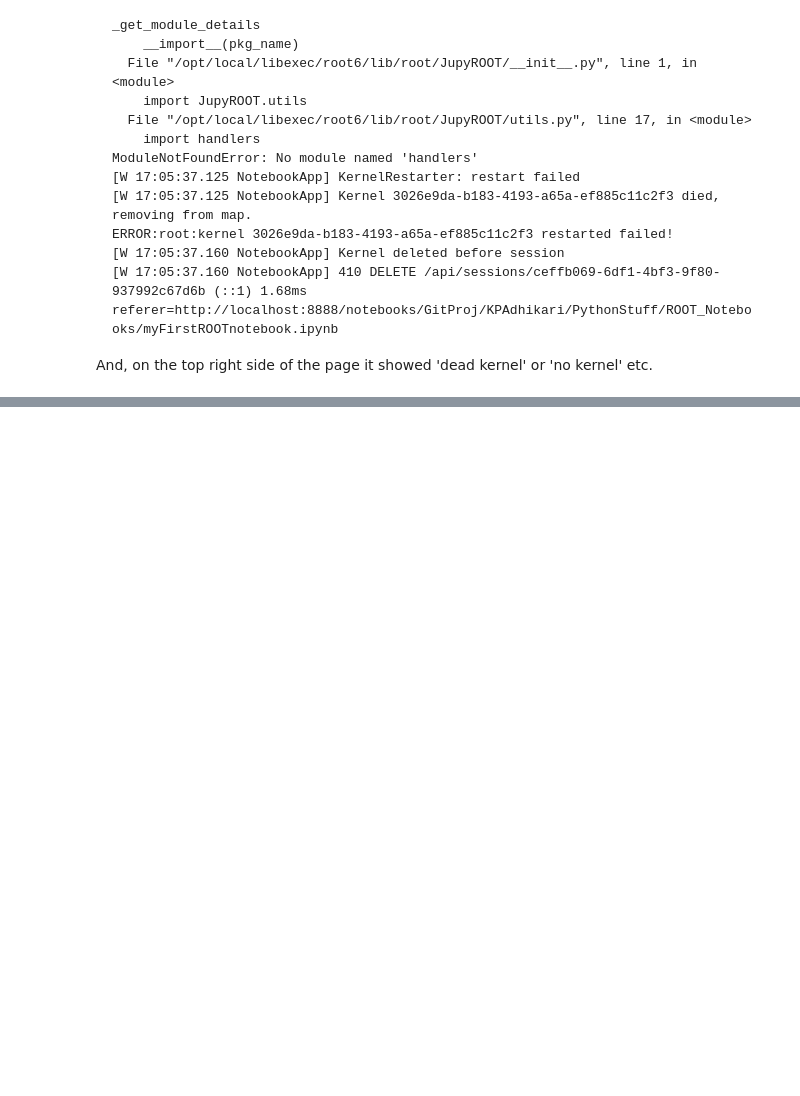
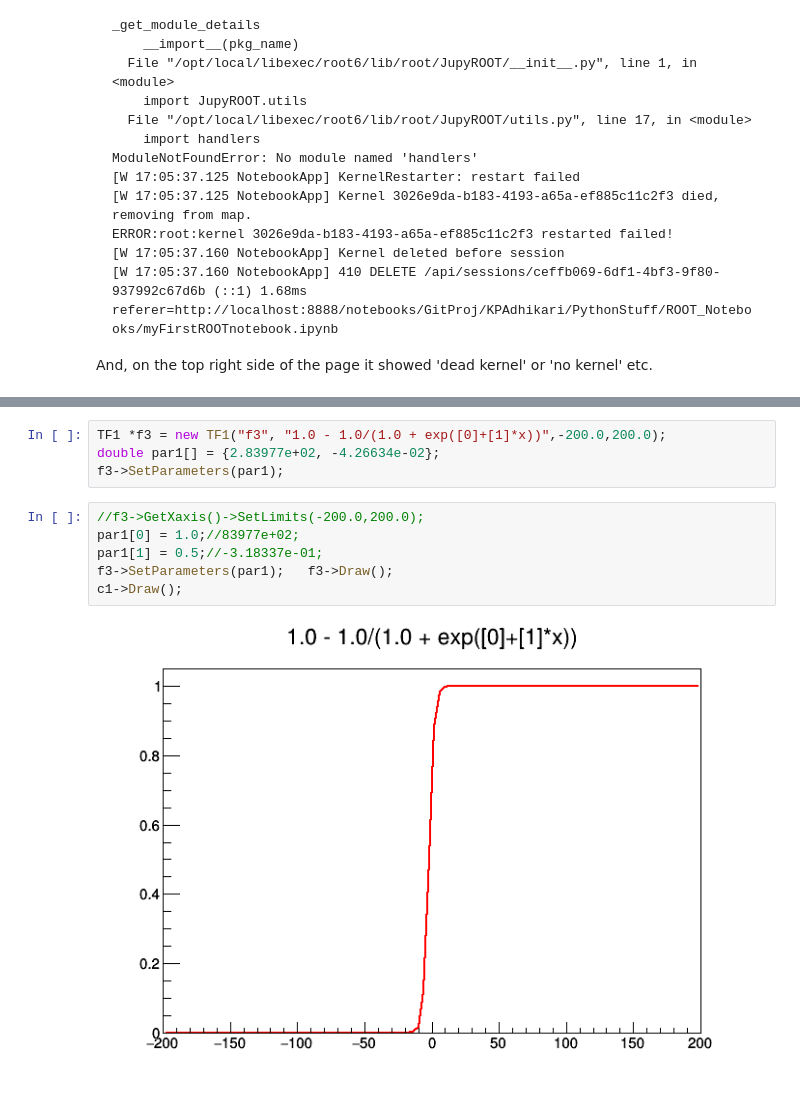
Before and after one commit to KPAdhikari/PythonStuff, a Jupyter notebook: ROOT_Notebooks/myFirstROOTnotebook.ipynb, the cells around one changed output, grey strips where cells are left out. Saved outputs shown, nothing was run; the diff lists cells and outputs as text; blank space fills up the shorter version.

```diff
--- a/ROOT_Notebooks/myFirstROOTnotebook.ipynb
+++ b/ROOT_Notebooks/myFirstROOTnotebook.ipynb
@@ -67,0 +155,12 @@ And, on the top right side of the page it showed 'dead kernel' or 'no kernel' et
+# %%
+TF1 *f3 = new TF1("f3", "1.0 - 1.0/(1.0 + exp([0]+[1]*x))",-200.0,200.0);
+double par1[] = {2.83977e+02, -4.26634e-02};
+f3->SetParameters(par1);
+# %%
+//f3->GetXaxis()->SetLimits(-200.0,200.0);
+par1[0] = 1.0;//83977e+02;
+par1[1] = 0.5;//-3.18337e-01;
+f3->SetParameters(par1);   f3->Draw();
+c1->Draw();
+# %% [output]
+[figure, added]
```
Also changed, not shown: parts of 27 cells of this notebook, 5 other files.
